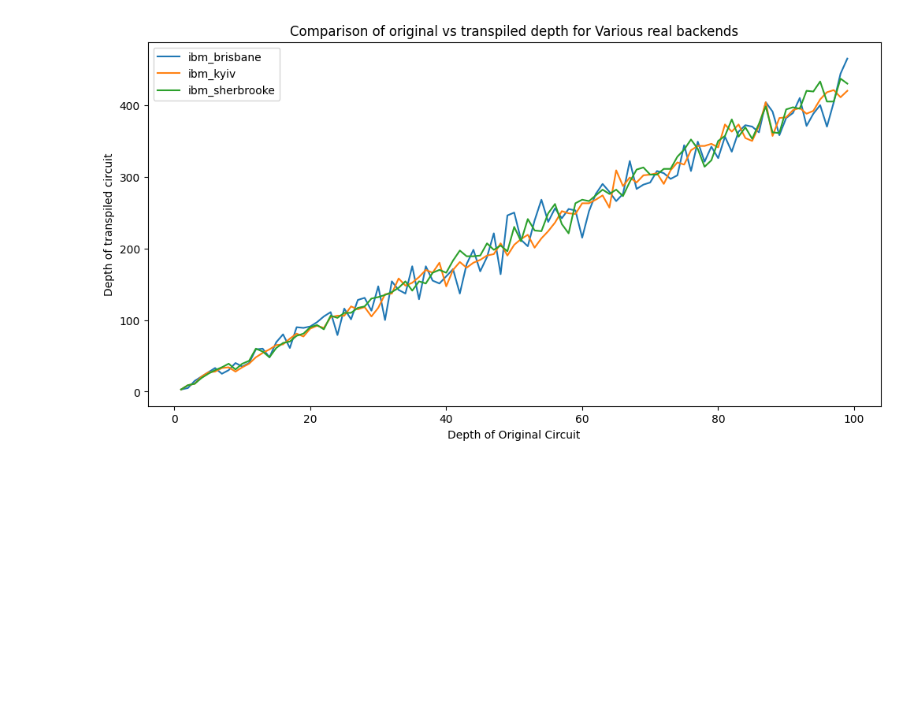
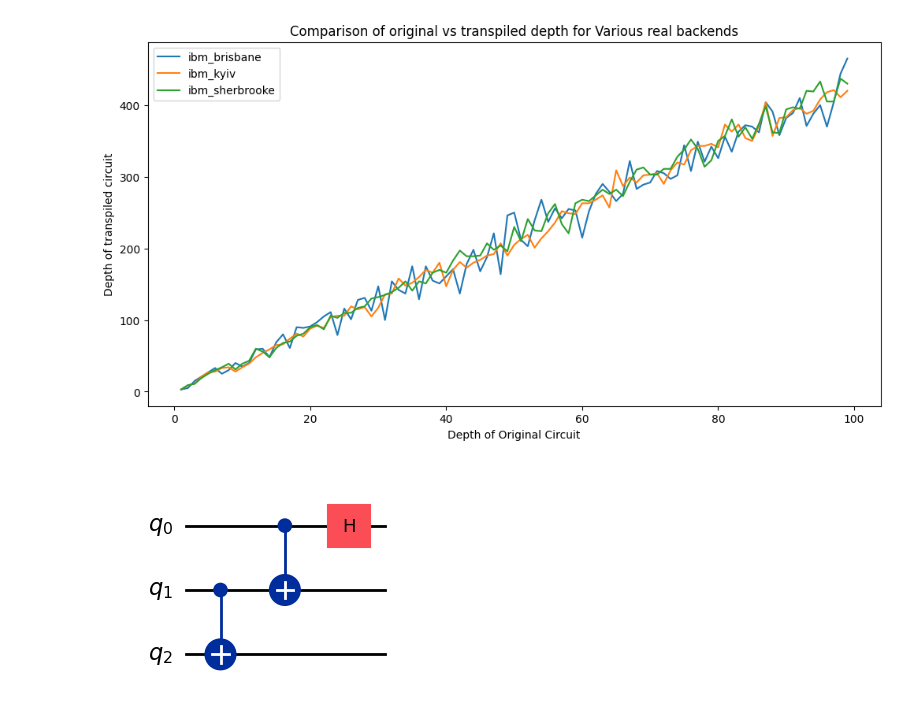
Before and after one commit to RajatSaha1106/Qiskit-Fundamentals, a Jupyter notebook: qiskit_function_experiments.ipynb, the cells around one changed output. Cells and saved outputs as stored; diff of their text form; code cells hidden in the pictures; blank space fills up the shorter version.

```diff
--- a/qiskit_function_experiments.ipynb
+++ b/qiskit_function_experiments.ipynb
@@ -226,3 +189,8 @@ plt.legend()
 plt.show()
 # %% [output]
 [figure]
+# %%
+qc_inv=qc.inverse()
+qc_inv.draw(output="mpl")
+# %% [output]
+[figure, added]
```
Also changed, not shown: parts of 8 cells of this notebook, 1 other file.
